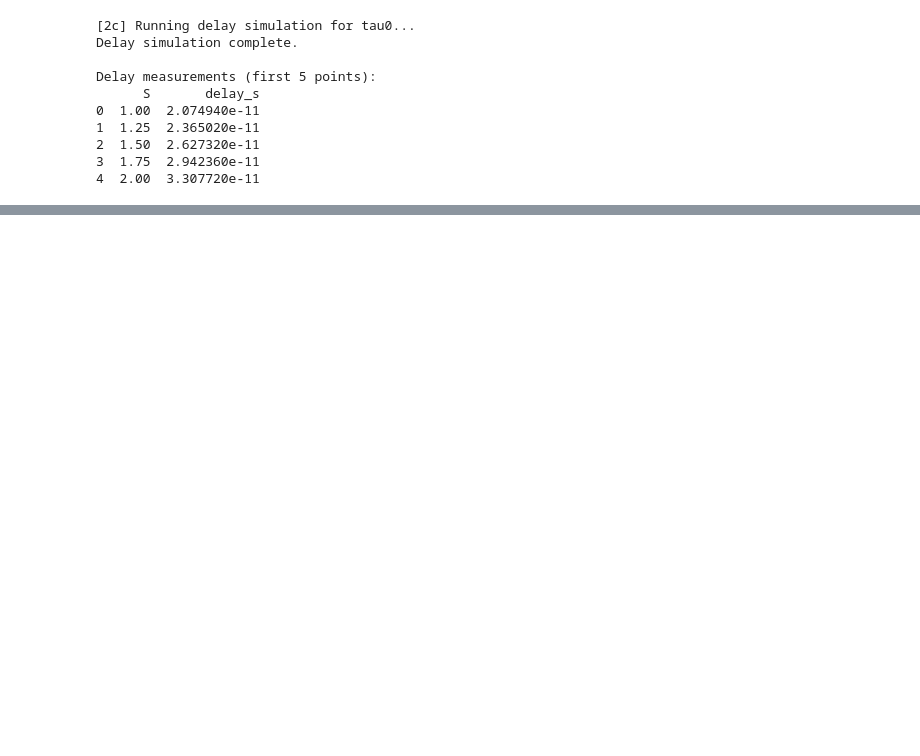
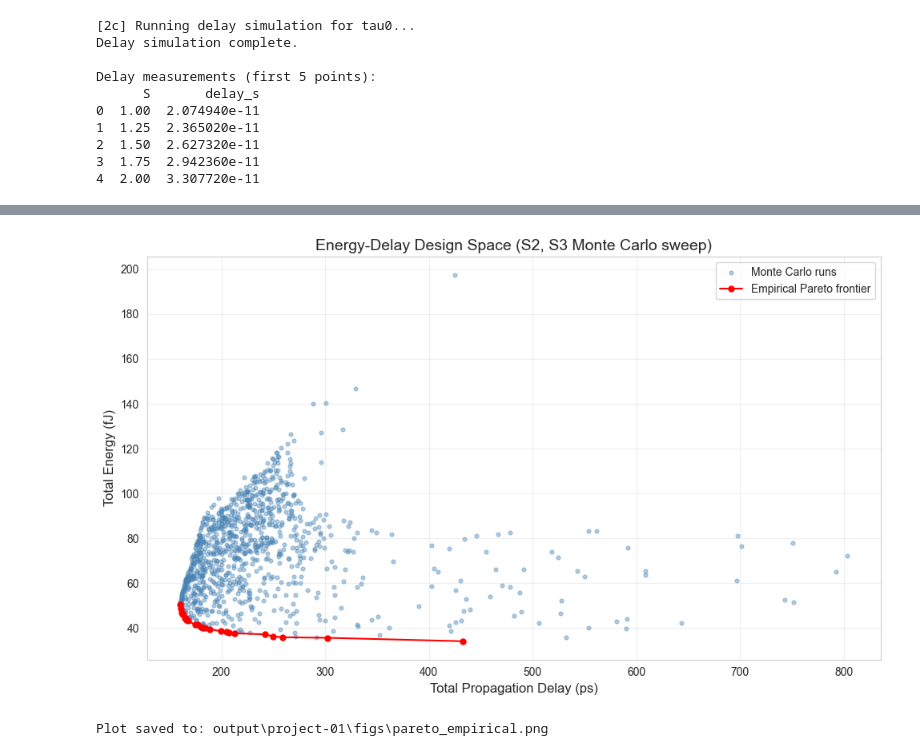
Before and after one commit to XBlayz/Low_power-projects, a Jupyter notebook: notebooks/project-01.ipynb, the cells around one changed output, grey strips where cells are left out. Drawn from its saved outputs; the diff is of its cells as text; code cells hidden in the pictures; blank space fills up the shorter version.

Commit message:
refactor(project-01): code refactoring and completed first implementation

```diff
--- a/notebooks/project-01.ipynb
+++ b/notebooks/project-01.ipynb
@@ -605,0 +669,15 @@ Plot saved to: output\project-01\figs\calibration_results.png
+# %%
+# --- STEP 03: EXTRACT THE EMPIRICAL PARETO FRONTIER ---
+# A point is Pareto-optimal if no other point achieves both lower delay and
+# lower-or-equal energy. Sorting by delay and tracking the running minimum
+# energy is equivalent to selecting, for each delay, the minimum-energy
+# configuration and discarding all dominated points.
+
+df_mc_sorted = df_mc.sort_values("delay_s").reset_index(drop=True)
+running_min_energy_J = df_mc_sorted["energy_total_J"].cummin()
+pareto_mask = df_mc_sorted["energy_total_J"] <= running_min_energy_J
+
+df_pareto_empirical = df_mc_sorted[pareto_mask].reset_index(drop=True)
+
+print(f"Empirical Pareto frontier: {len(df_pareto_empirical)} points (out of {len(df_mc)})")
+df_pareto_empirical[["S2", "S3", "delay_s", "energy_total_J"]]
@@ -605,0 +703,24 @@ Plot saved to: output\project-01\figs\calibration_results.png
+# %%
+# --- STEP 03: PLOT THE ENERGY-DELAY DESIGN SPACE AND PARETO FRONTIER ---
+
+fig, ax = plt.subplots(figsize=(10, 6))
+
+ax.scatter(df_mc["delay_s"] * 1e12, df_mc["energy_total_J"] * 1e15,
+           s=12, alpha=0.4, color="steelblue", label="Monte Carlo runs")
+ax.plot(df_pareto_empirical["delay_s"] * 1e12, df_pareto_empirical["energy_total_J"] * 1e15,
+        "o-", color="red", markersize=5, linewidth=1.5, label="Empirical Pareto frontier")
+
+ax.set_xlabel("Total Propagation Delay (ps)", fontsize=12)
+ax.set_ylabel("Total Energy (fJ)", fontsize=12)
+ax.set_title("Energy-Delay Design Space (S2, S3 Monte Carlo sweep)", fontsize=14)
+ax.legend(loc="best", fontsize=10)
+ax.grid(True, alpha=0.3)
+
+plt.tight_layout()
+plt.savefig(OUTPUT_FIG_FOLDER / "pareto_empirical.png", dpi=300)
+plt.show()
+
+print(f"\nPlot saved to: {OUTPUT_FIG_FOLDER / "pareto_empirical.png"}")
+# %% [output]
+[figure, added]
+Plot saved to: output\project-01\figs\pareto_empirical.png
```
Also changed, not shown: parts of 18 cells of this notebook.
